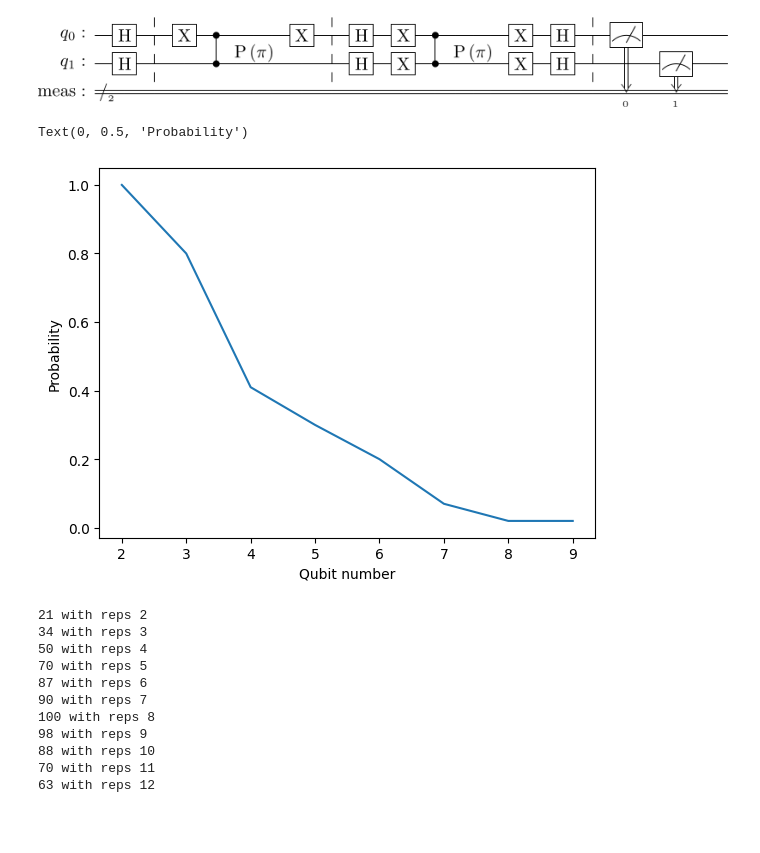
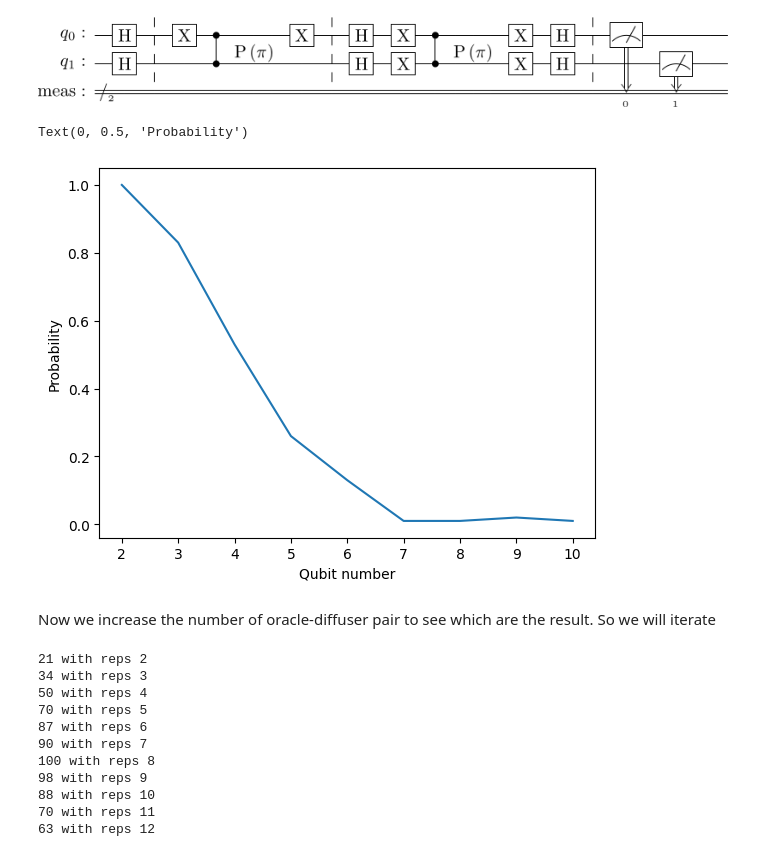
Before and after one commit to michelebanfi/quantum-information-and-algorithms, a Jupyter notebook: Exercises_04.ipynb, the cells around one changed output. Drawn from its saved outputs; the diff is of its cells as text; code cells hidden in the pictures; blank space fills up the shorter version.

```diff
--- a/Exercises_04.ipynb
+++ b/Exercises_04.ipynb
@@ -64,13 +72,20 @@ circuit_drawer(circuit(2, 1), output='latex')
 [figure]
 # %%
 results = []
-for i in range(2, 10):
+
+# iterate the number of qubits
+for i in range(2, 11):
+
+    # append the result of each iteration
     results.append(run_circuit(i, 1))
 # %%
-plt.plot(range(2, 10), results)
+# plot the probability of observing the right result for number of qubits
+plt.plot(range(2, 11), results)
 plt.xlabel('Qubit number')
 plt.ylabel('Probability')
 # %% [output]
 Text(0, 0.5, 'Probability')
-[figure, old version]
+[figure, new version]
+# %% [markdown]
+Now we increase the number of oracle-diffuser pair to see which are the result. So we will iterate
 # %%
```
Also changed, not shown: parts of 7 cells of this notebook.
